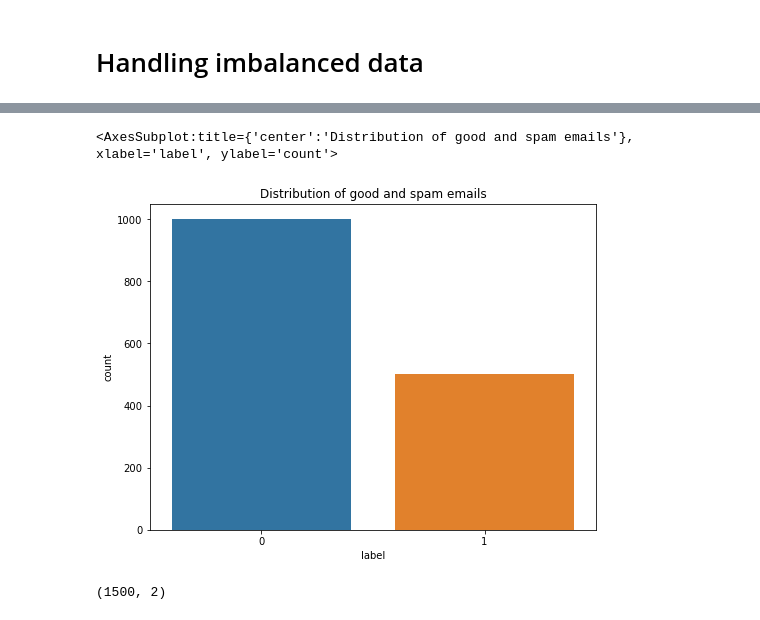
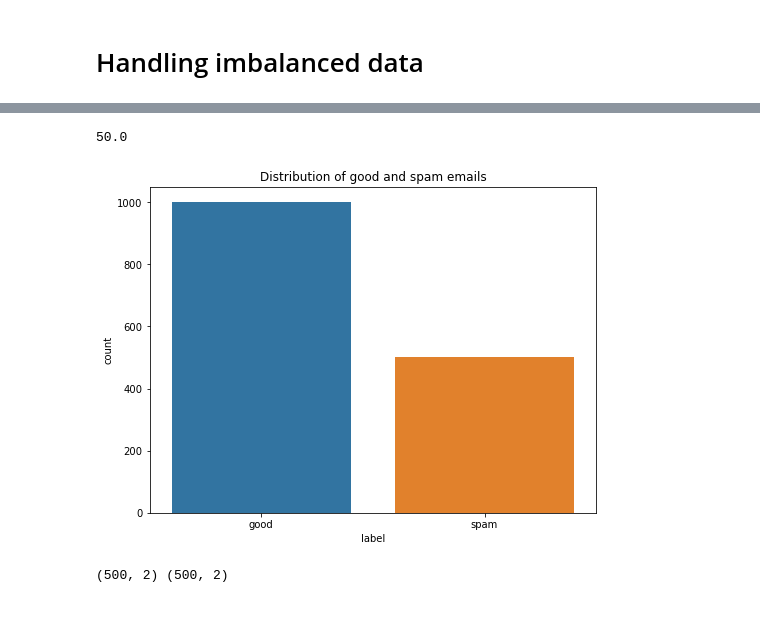
Before and after one commit to ChristosTzolas/Data-Mining, a Jupyter notebook: part2.ipynb, the cells around one changed output, grey strips where cells are left out. Cells and saved outputs as stored; diff of their text form; code cells hidden in the pictures.

```diff
--- a/part2.ipynb
+++ b/part2.ipynb
@@ -33,3 +34,12 @@ spam_data.head()
 | 4 | i just picked up razor sdk NUMBER... | 0 |
 # %% [markdown]
 # Handling imbalanced data
+# %%
+# Replace binary labels with 'good' and 'spam" labels
+spam_data['label'] = spam_data['label'].replace('0','good')
+spam_data['label'] = spam_data['label'].replace('1','spam')
+# %%
+# Gather all the good and spam emails in 2 different datasets
+good_email = spam_data[spam_data.label=='good']
+spam_email = spam_data[spam_data.label=='spam']
+spam_data.head()
@@ -36,18 +53,17 @@ spam_data.head()
 # %%
 # we can observe imbalance in the data here
 plt.figure(figsize=(8,6))
 plt.title('Distribution of good and spam emails')
 sns.countplot(spam_data.label)
 # Percentage of spam emails
-# good_email = spam_data[spam_data.label=='0']
-# spam_email = spam_data[spam_data.label=='1']
-# (len(spam_email)/len(good_email))*100
+(len(spam_email)/len(good_email))*100 # 50%
 # %% [output]
-<AxesSubplot:title={'center':'Distribution of good and spam emails'}, xlabel='label', ylabel='count'>
+50.0
-[figure, old version]
+[figure, new version]
 # %%
 # One way to fix it is to downsample the good emails
-spam_data[spam_data['label']=='0'] = spam_data[spam_data['label']=='0'].sample(n = len(spam_data[spam_data['label']=='1']), random_state = 33)
-spam_data.shape
+good_email_df = good_email.sample(n = len(spam_email), random_state = 33)
+spam_email_df = spam_email
+print(good_email_df.shape, spam_email_df.shape)
 # %% [output]
-(1500, 2)
+(500, 2) (500, 2)
```
Also changed, not shown: parts of 48 cells of this notebook.
